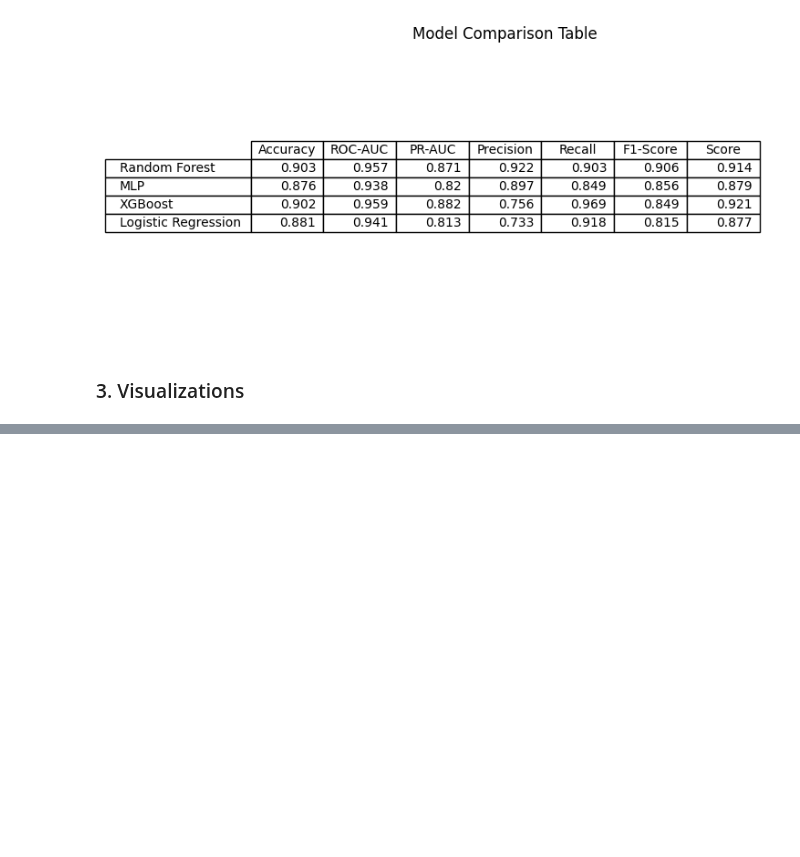
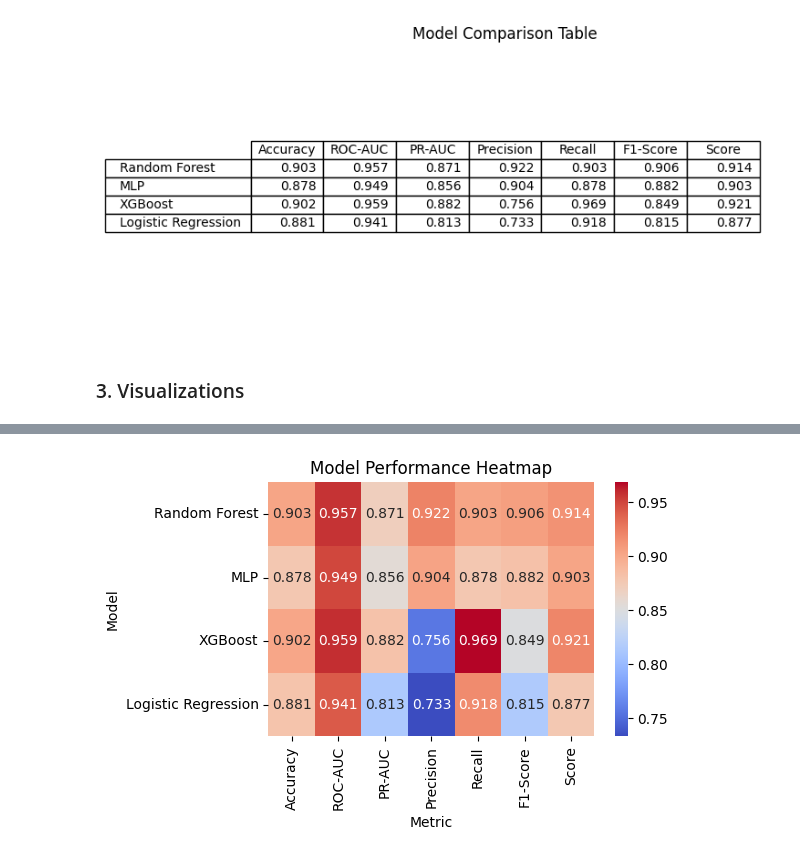
Before and after one commit to renaschaller/Master-Thesis-Music-Streaming, a Jupyter notebook: models/ModelComparison.ipynb, the cells around one changed output, grey strips where cells are left out. Saved outputs shown, nothing was run; the diff lists cells and outputs as text; code cells hidden in the pictures; blank space fills up the shorter version.

```diff
--- a/models/ModelComparison.ipynb
+++ b/models/ModelComparison.ipynb
@@ -22,7 +23,7 @@ rf_pr_auc    = rf_scores["pr_auc"]
 rf_precision = rf_scores["precision"]
 rf_recall    = rf_scores["recall"]
 rf_f1        = rf_scores["f1"]
-mlp_scores = scores["MLP"]
+mlp_scores = scores["DeepNeuralNetwork"]
 mlp_acc  = mlp_scores["accuracy"]
 mlp_roc_auc   = mlp_scores["roc_auc"]
 mlp_pr_auc    = mlp_scores["pr_auc"]
@@ -205 +206,6 @@ plt.show()
 [figure]
+# %%
+# Wins per metric
+metric_winner_values = df.set_index("Metric").max(axis=1)
+print(pd.concat([metric_winners, metric_winner_values], axis=1)
+        .rename(columns={0: "BestModel", 1: "BestValue"}))
@@ -205,0 +222,11 @@ plt.show()
+# %%
+perf_matrix = df.set_index("Metric").T  # models x metrics
+plt.figure(figsize=(6, 4))
+sns.heatmap(perf_matrix, annot=True, fmt=".3f", cmap="coolwarm")
+plt.title("Model Performance Heatmap")
+plt.xlabel("Metric")
+plt.ylabel("Model")
+plt.tight_layout()
+plt.show()
+# %% [output]
+[figure, added]
```
Also changed, not shown: parts of 9 cells of this notebook, 2 other files.
